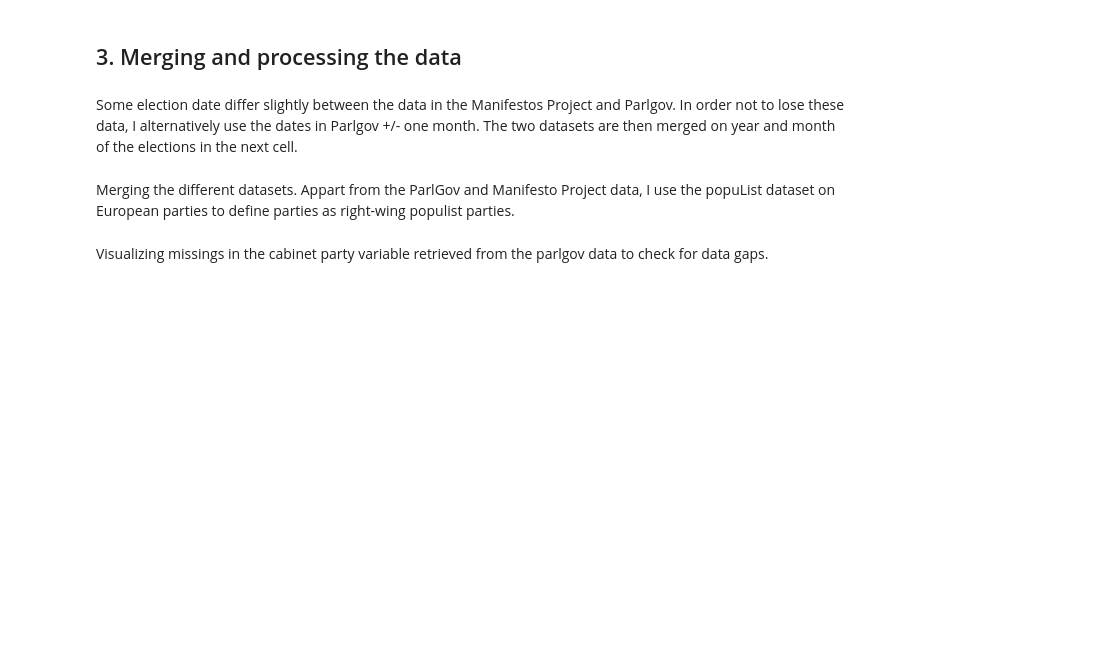
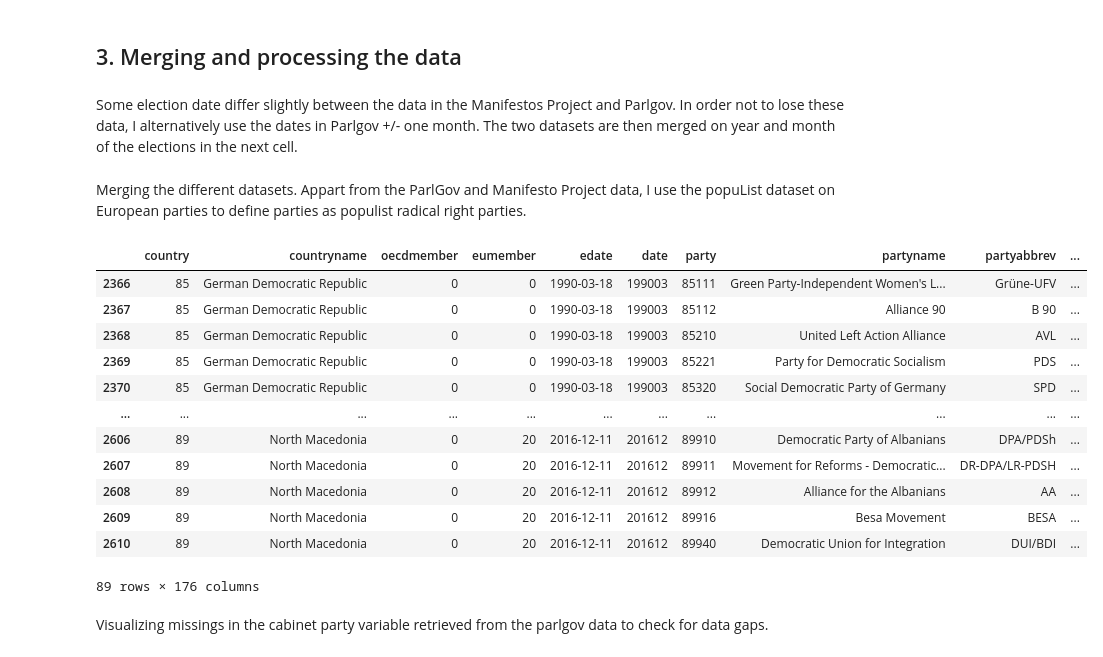
Before and after one commit to Hannes8210/Party_manifestos, a Jupyter notebook: party_manifestos_new.ipynb, the cells around one changed output. Saved outputs shown, nothing was run; the diff lists cells and outputs as text; code cells hidden in the pictures; blank space fills up the shorter version.

```diff
--- a/party_manifestos_new.ipynb
+++ b/party_manifestos_new.ipynb
@@ -160,6 +167,6 @@ parlgov_data_minus1, parlgov_data_plus1 = df_list
 parlgov_data_minus1 = parlgov_data_minus1[['vote_share','seats_share','cabinet_party']]
 parlgov_data_plus1 = parlgov_data_plus1[['vote_share','seats_share','cabinet_party']]
 # %% [markdown]
-Merging the different datasets. Appart from the ParlGov and Manifesto Project data, I use the popuList dataset on European parties to define parties as right-wing populist parties.
+Merging the different datasets. Appart from the ParlGov and Manifesto Project data, I use the popuList dataset on European parties to define parties as populist radical right parties.
 # %%
 # Merges iso3-countrycodes to the countries
@@ -205,3 +222,19 @@ manifestos_parlgov_popu.loc[manifestos_parlgov_popu['prrp_sample']==1\
+# %%
+manifestos_core_ccodes[manifestos_core_ccodes['countrycode'].isnull()]
+# %% [output]
+|  | country | countryname | oecdmember | eumember | edate | date | party | partyname | partyabbrev | ... |
+| 2366 | 85 | German Democratic Republic | 0 | 0 | 1990-03-18 | 199003 | 85111 | Green Party-Independent Women's L... | Grüne-UFV | ... |
+| 2367 | 85 | German Democratic Republic | 0 | 0 | 1990-03-18 | 199003 | 85112 | Alliance 90 | B 90 | ... |
+| 2368 | 85 | German Democratic Republic | 0 | 0 | 1990-03-18 | 199003 | 85210 | United Left Action Alliance | AVL | ... |
+| 2369 | 85 | German Democratic Republic | 0 | 0 | 1990-03-18 | 199003 | 85221 | Party for Democratic Socialism | PDS | ... |
+| 2370 | 85 | German Democratic Republic | 0 | 0 | 1990-03-18 | 199003 | 85320 | Social Democratic Party of Germany | SPD | ... |
+| ... | ... | ... | ... | ... | ... | ... | ... | ... | ... | ... |
+| 2606 | 89 | North Macedonia | 0 | 20 | 2016-12-11 | 201612 | 89910 | Democratic Party of Albanians | DPA/PDSh | ... |
+| 2607 | 89 | North Macedonia | 0 | 20 | 2016-12-11 | 201612 | 89911 | Movement for Reforms - Democratic... | DR-DPA/LR-PDSH | ... |
+| 2608 | 89 | North Macedonia | 0 | 20 | 2016-12-11 | 201612 | 89912 | Alliance for the Albanians | AA | ... |
+| 2609 | 89 | North Macedonia | 0 | 20 | 2016-12-11 | 201612 | 89916 | Besa Movement | BESA | ... |
+| 2610 | 89 | North Macedonia | 0 | 20 | 2016-12-11 | 201612 | 89940 | Democratic Union for Integration | DUI/BDI | ... |
+89 rows × 176 columns
 # %% [markdown]
 Visualizing missings in the cabinet party variable retrieved from the parlgov data to check for data gaps.
 # %%
```
Also changed, not shown: parts of 20 cells of this notebook, 1 other file.
